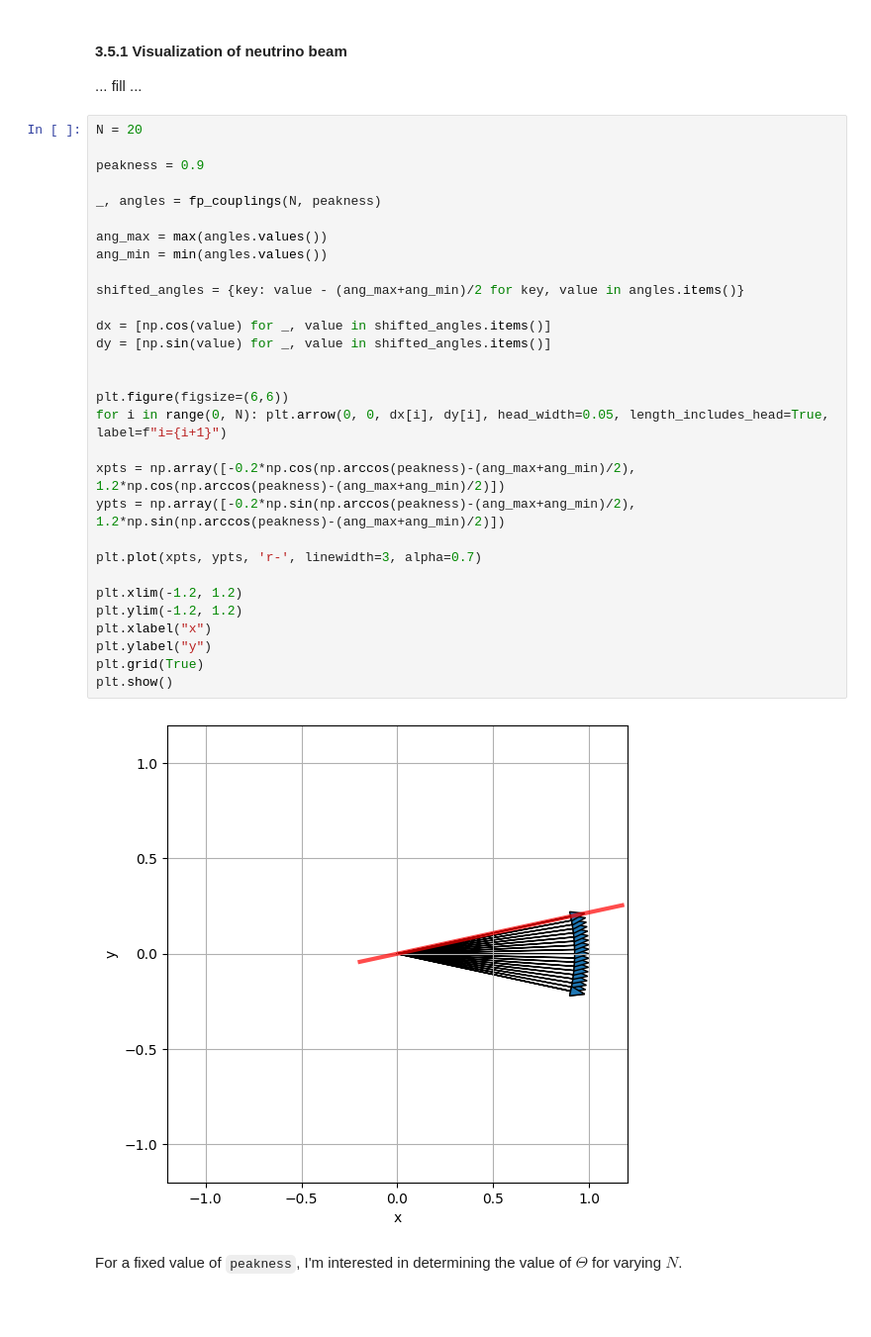
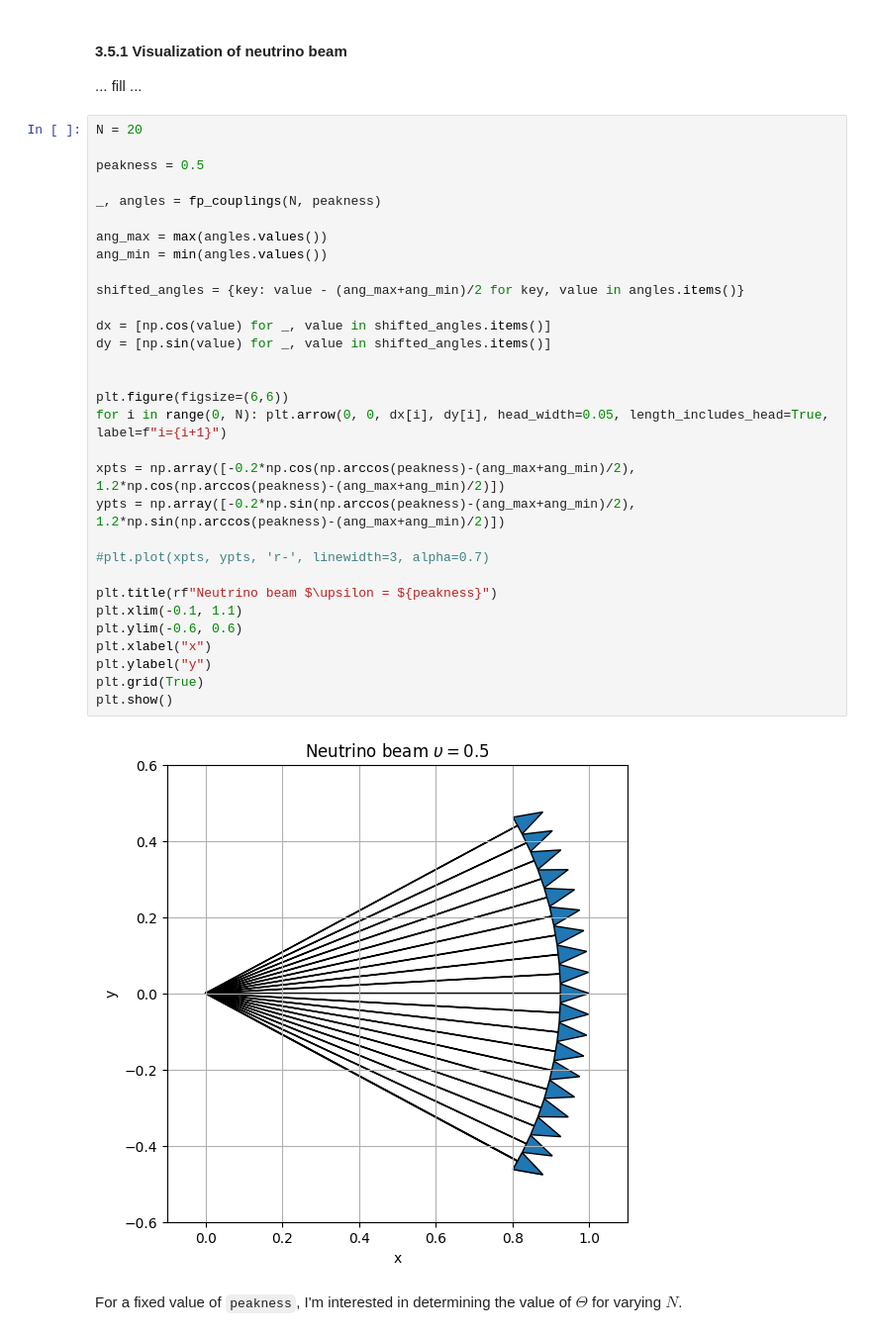
Before and after one commit to qismib/stand, a Jupyter notebook: presentations/Trotter1SingleError.ipynb, the cells around one changed output. Shown at 99% size. Cells and saved outputs as stored; diff of their text form; blank space fills up the shorter version.

```diff
--- a/presentations/Trotter1SingleError.ipynb
+++ b/presentations/Trotter1SingleError.ipynb
@@ -965,35 +965,36 @@ def fp_couplings(N, peakness): # fp = forward peaked
 # %%
 N = 20
 
-peakness = 0.9
+peakness = 0.5
 
 _, angles = fp_couplings(N, peakness)
 
 ang_max = max(angles.values())
 ang_min = min(angles.values())
 
 shifted_angles = {key: value - (ang_max+ang_min)/2 for key, value in angles.items()}
 
 dx = [np.cos(value) for _, value in shifted_angles.items()]
 dy = [np.sin(value) for _, value in shifted_angles.items()]
 
 
 plt.figure(figsize=(6,6))
 for i in range(0, N): plt.arrow(0, 0, dx[i], dy[i], head_width=0.05, length_includes_head=True, label=f"i={i+1}")
 
 xpts = np.array([-0.2*np.cos(np.arccos(peakness)-(ang_max+ang_min)/2), 1.2*np.cos(np.arccos(peakness)-(ang_max+ang_min)/2)])
 ypts = np.array([-0.2*np.sin(np.arccos(peakness)-(ang_max+ang_min)/2), 1.2*np.sin(np.arccos(peakness)-(ang_max+ang_min)/2)])
 
-plt.plot(xpts, ypts, 'r-', linewidth=3, alpha=0.7)
+#plt.plot(xpts, ypts, 'r-', linewidth=3, alpha=0.7)
 
-plt.xlim(-1.2, 1.2)
-plt.ylim(-1.2, 1.2)
+plt.title(rf"Neutrino beam $\upsilon = ${peakness}")
+plt.xlim(-0.1, 1.1)
+plt.ylim(-0.6, 0.6)
 plt.xlabel("x")
 plt.ylabel("y")
 plt.grid(True)
 plt.show()
 # %% [output]
-[figure, old version]
+[figure, new version]
 # %% [markdown]
 For a fixed value of `peakness`, I'm interested in determining the value of $\Theta$ for varying $N$.
 # %%
```
Also changed, not shown: parts of 5 cells of this notebook, 13 other files.
